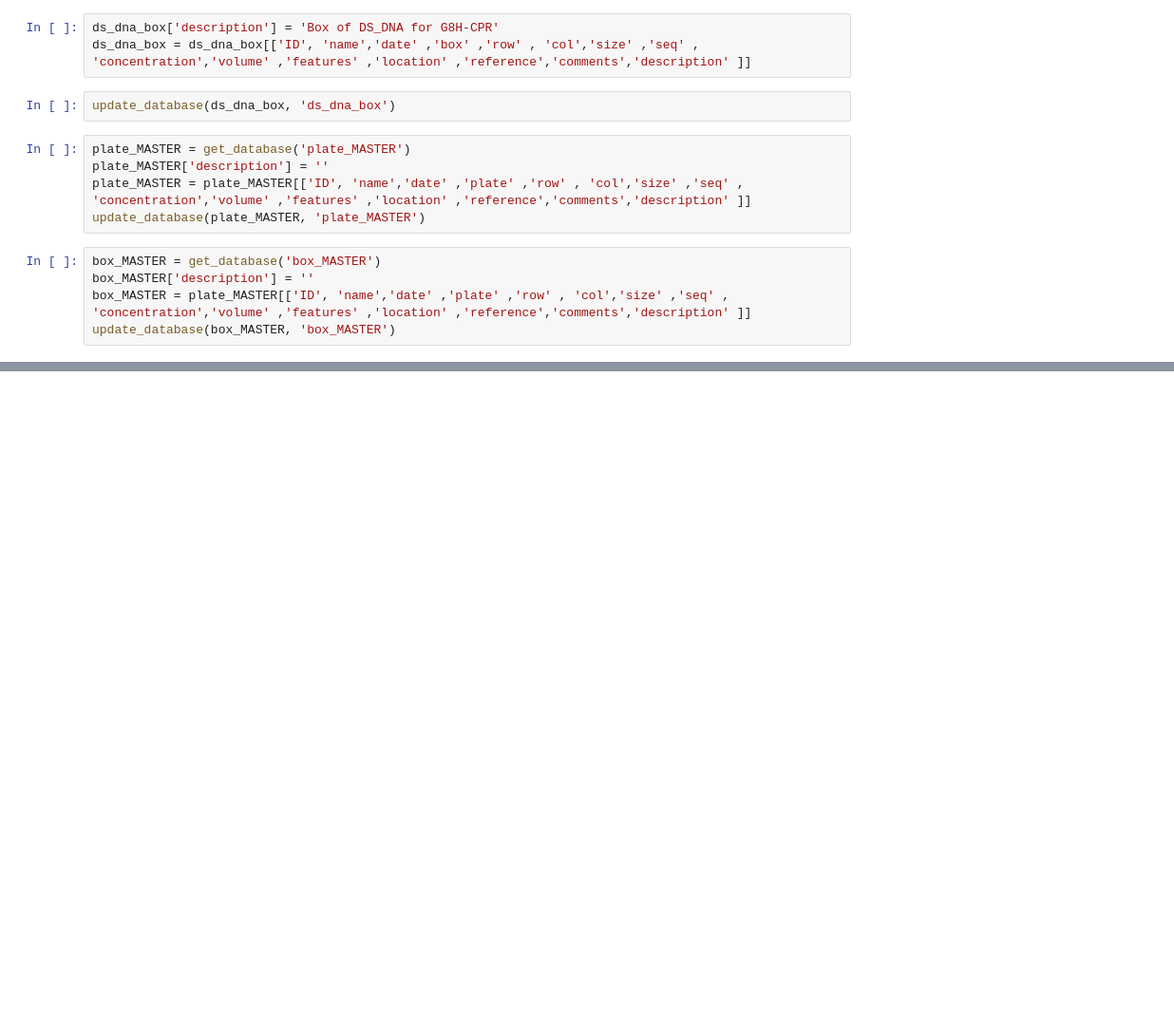
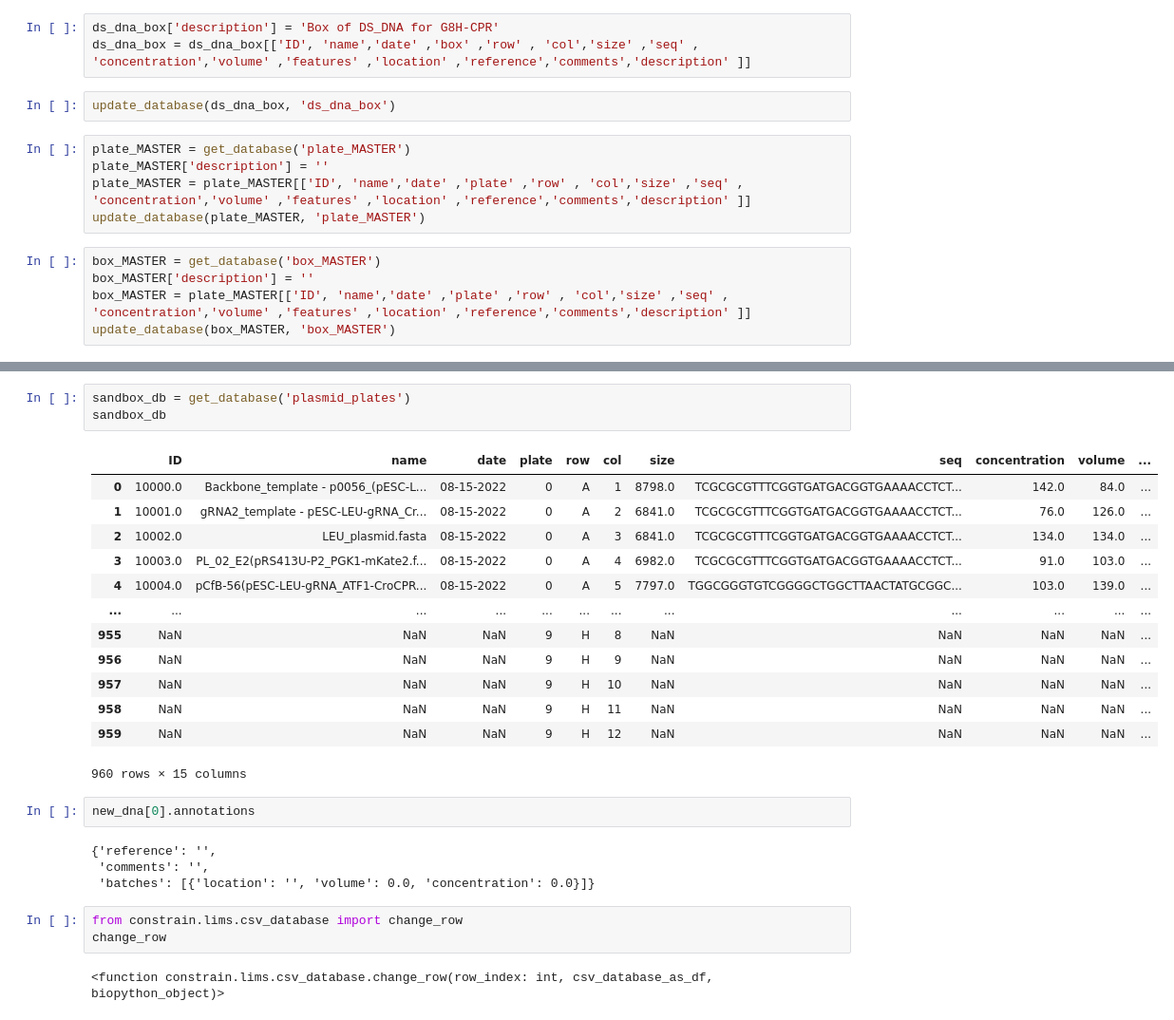
Before and after one commit to hiyama341/ConStrain, a Jupyter notebook: notebooks/How_to_use_the_CSV_database.ipynb, the cells around one changed output, grey strips where cells are left out. Shown at 95% size. Drawn from its saved outputs; the diff is of its cells as text; blank space fills up the shorter version.

```diff
--- a/notebooks/How_to_use_the_CSV_database.ipynb
+++ b/notebooks/How_to_use_the_CSV_database.ipynb
@@ -225,0 +239,28 @@ plasmid_box
+# %%
+sandbox_db = get_database('plasmid_plates')
+sandbox_db
+# %% [output]
+|  | ID | name | date | plate | row | col | size | seq | concentration | volume | ... |
+| 0 | 10000.0 | Backbone_template - p0056_(pESC-L... | 08-15-2022 | 0 | A | 1 | 8798.0 | TCGCGCGTTTCGGTGATGACGGTGAAAACCTCT... | 142.0 | 84.0 | ... |
+| 1 | 10001.0 | gRNA2_template - pESC-LEU-gRNA_Cr... | 08-15-2022 | 0 | A | 2 | 6841.0 | TCGCGCGTTTCGGTGATGACGGTGAAAACCTCT... | 76.0 | 126.0 | ... |
+| 2 | 10002.0 | LEU_plasmid.fasta | 08-15-2022 | 0 | A | 3 | 6841.0 | TCGCGCGTTTCGGTGATGACGGTGAAAACCTCT... | 134.0 | 134.0 | ... |
+| 3 | 10003.0 | PL_02_E2(pRS413U-P2_PGK1-mKate2.f... | 08-15-2022 | 0 | A | 4 | 6982.0 | TCGCGCGTTTCGGTGATGACGGTGAAAACCTCT... | 91.0 | 103.0 | ... |
+| 4 | 10004.0 | pCfB-56(pESC-LEU-gRNA_ATF1-CroCPR... | 08-15-2022 | 0 | A | 5 | 7797.0 | TGGCGGGTGTCGGGGCTGGCTTAACTATGCGGC... | 103.0 | 139.0 | ... |
+| ... | ... | ... | ... | ... | ... | ... | ... | ... | ... | ... | ... |
+| 955 | NaN | NaN | NaN | 9 | H | 8 | NaN | NaN | NaN | NaN | ... |
+| 956 | NaN | NaN | NaN | 9 | H | 9 | NaN | NaN | NaN | NaN | ... |
+| 957 | NaN | NaN | NaN | 9 | H | 10 | NaN | NaN | NaN | NaN | ... |
+| 958 | NaN | NaN | NaN | 9 | H | 11 | NaN | NaN | NaN | NaN | ... |
+| 959 | NaN | NaN | NaN | 9 | H | 12 | NaN | NaN | NaN | NaN | ... |
+960 rows × 15 columns
+# %%
+new_dna[0].annotations
+# %% [output]
+{'reference': '',
+ 'comments': '',
+ 'batches': [{'location': '', 'volume': 0.0, 'concentration': 0.0}]}
+# %%
+from constrain.lims.csv_database import change_row
+change_row
+# %% [output]
+<function constrain.lims.csv_database.change_row(row_index: int, csv_database_as_df, biopython_object)>
```
Also changed, not shown: parts of 30 cells of this notebook, 4 other files.
